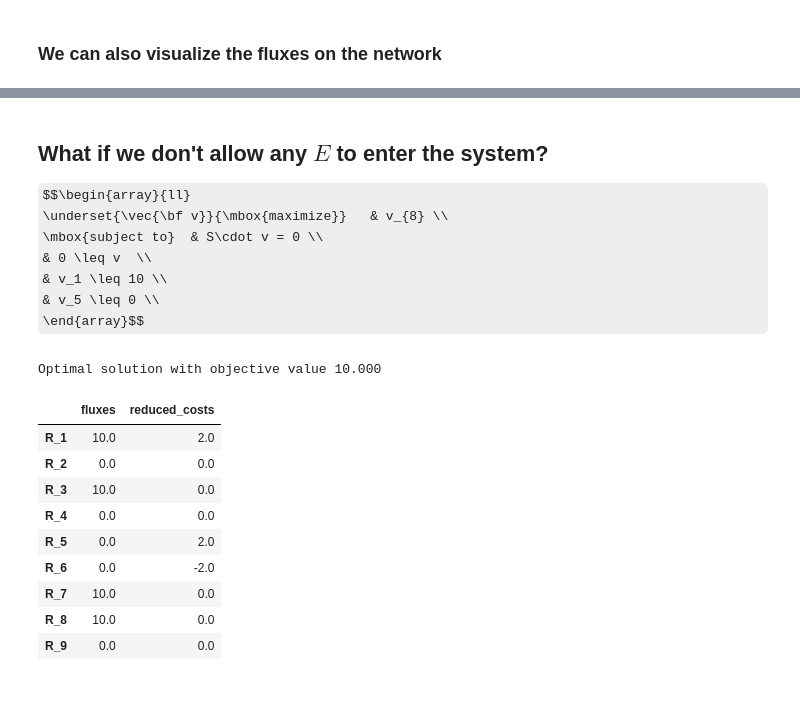
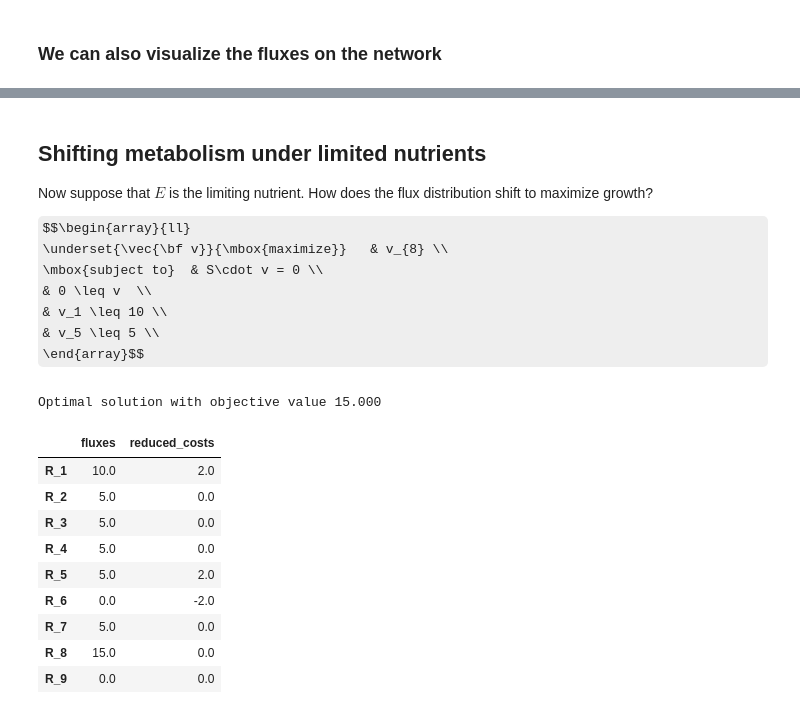
Before and after one commit to AgileBioFoundry/2021-07-16-cell-factory-design, a Jupyter notebook: 01-Intro-to-FBA.ipynb, the cells around one changed output, grey strips where cells are left out. Cells and saved outputs as stored; diff of their text form; code cells hidden in the pictures; some formulas as TeX source.

```diff
--- a/01-Intro-to-FBA.ipynb
+++ b/01-Intro-to-FBA.ipynb
@@ -184,0 +200,15 @@ Optimal solution with objective value 5.000
+# %%
+abc_model = cobra.io.load_json_model('ABC/ABC_model.json')
+abc_model.objective = R_8
+abc_model.reactions.R_1.upper_bound = 10
+abc_model.reactions.R_5.upper_bound = 0
+no_R5_solution = abc_model.optimize()
+display(no_R5_solution)
+reaction_scale = [ { 'type': 'min', 'color': '#c8c8c8', 'size': 12 },
+    { 'type': 'median', 'color': '#c8c8c8', 'size': 12 },
+    { 'type': 'max', 'color': '#ff0000', 'size': 25 } ]
+escher.Builder(map_json='ABC/abc_map.json',
+               model=abc_model,
+               reaction_data=no_R5_solution.fluxes.to_dict(),
+               reaction_scale=reaction_scale,
+              ).display_in_notebook()
@@ -185,39 +228,35 @@ Optimal solution with objective value 5.000
 # %% [markdown]
-## What if we don't allow any  $E$ to enter the system?
+## Shifting metabolism under limited nutrients
 
+Now suppose that $E$ is the limiting nutrient.  How does the flux distribution shift to maximize growth?
 
 $$\begin{array}{ll}
     \underset{\vec{\bf v}}{\mbox{maximize}}   & v_{8} \\
     \mbox{subject to}  & S\cdot v = 0 \\
     & 0 \leq v  \\
     & v_1 \leq 10 \\
-    & v_5 \leq 0 \\
+    & v_5 \leq 5 \\
 \end{array}$$
 # %%
 abc_model = cobra.io.load_json_model('ABC/ABC_model.json')
 abc_model.objective = R_8
 abc_model.reactions.R_1.upper_bound = 10
-abc_model.reactions.R_5.upper_bound = 0
-no_R5_solution = abc_model.optimize()
-display(no_R5_solution)
-reaction_scale = [ { 'type': 'min', 'color': '#c8c8c8', 'size': 12 },
-    { 'type': 'median', 'color': '#c8c8c8', 'size': 12 },
-    { 'type': 'max', 'color': '#ff0000', 'size': 25 } ]
+abc_model.reactions.R_5.upper_bound = 5
+display(abc_model.optimize())
 escher.Builder(map_json='ABC/abc_map.json',
                model=abc_model,
-               reaction_data=no_R5_solution.fluxes.to_dict(),
-               reaction_scale=reaction_scale
+               reaction_data=abc_model.optimize().fluxes.to_dict(),
               ).display_in_notebook()
 # %% [output]
-Optimal solution with objective value 10.000
+Optimal solution with objective value 15.000
 |  | fluxes | reduced_costs |
 | R_1 | 10.0 | 2.0 |
-| R_2 | 0.0 | 0.0 |
-| R_3 | 10.0 | 0.0 |
-| R_4 | 0.0 | 0.0 |
-| R_5 | 0.0 | 2.0 |
+| R_2 | 5.0 | 0.0 |
+| R_3 | 5.0 | 0.0 |
+| R_4 | 5.0 | 0.0 |
+| R_5 | 5.0 | 2.0 |
 | R_6 | 0.0 | -2.0 |
-| R_7 | 10.0 | 0.0 |
-| R_8 | 10.0 | 0.0 |
+| R_7 | 5.0 | 0.0 |
+| R_8 | 15.0 | 0.0 |
 | R_9 | 0.0 | 0.0 |
 [interactive output not drawn]
```
Also changed, not shown: parts of 8 cells of this notebook, 2 other files.
